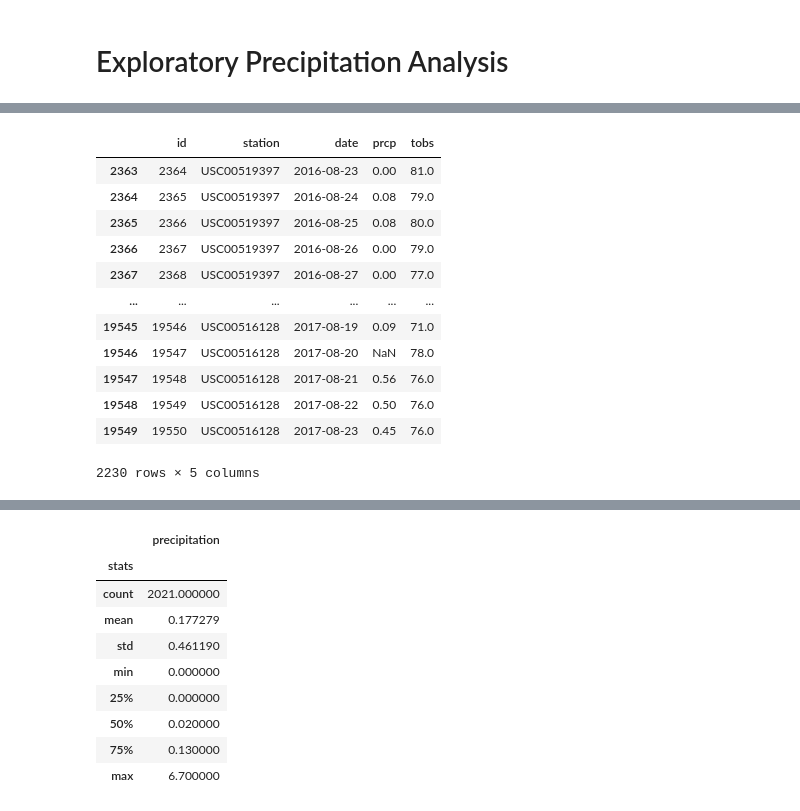
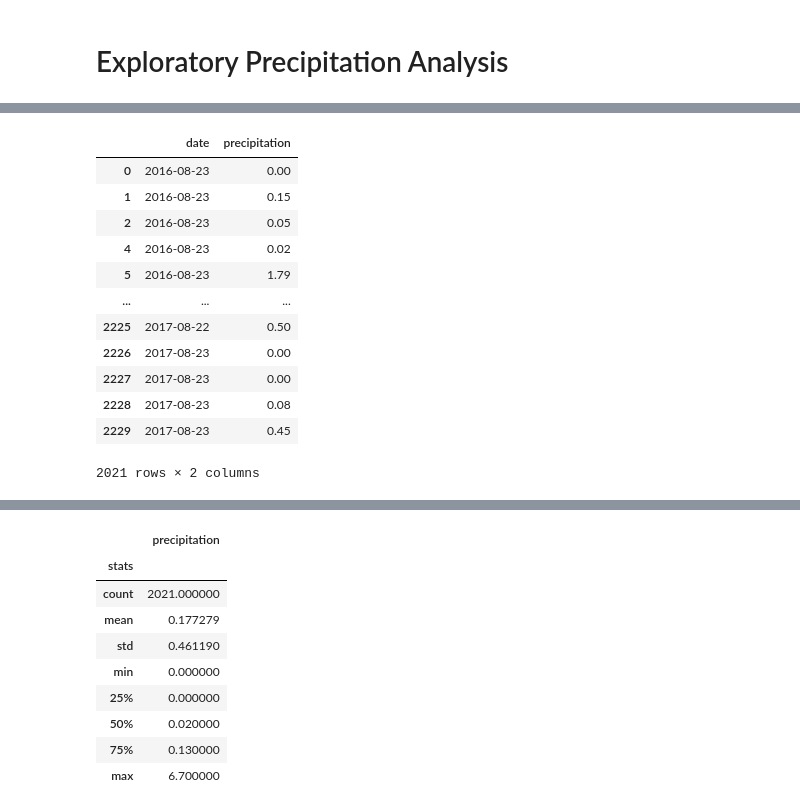
Before and after one commit to nazimben25/sqlalchemy-challenge, a Jupyter notebook: climate_mywork.ipynb, the cells around one changed output, grey strips where cells are left out. Saved outputs shown, nothing was run; the diff lists cells and outputs as text; code cells hidden in the pictures.

```diff
--- a/climate_mywork.ipynb
+++ b/climate_mywork.ipynb
@@ -65,0 +67,5 @@ first_station.__dict__
+# %%
+# Find the most recent date in the data set.
+
+date_most_recent = session.query(measurement.date).order_by(measurement.date.desc()).first()
+date_most_recent
@@ -122,22 +134,19 @@ most recent date is 2017-08-23 00:00:00
-# %%
-# Design a query to retrieve the last 12 months of precipitation data and plot the results.
-# Save the query results as a Pandas DataFrame. Explicitly set the column names
-
-data_1y = measurement_df['date']>=date_1Y
-data_1y = measurement_df[data_1y]
-
-data_1y
-# %% [output]
-|  | id | station | date | prcp | tobs |
-| 2363 | 2364 | USC00519397 | 2016-08-23 | 0.00 | 81.0 |
-| 2364 | 2365 | USC00519397 | 2016-08-24 | 0.08 | 79.0 |
-| 2365 | 2366 | USC00519397 | 2016-08-25 | 0.08 | 80.0 |
-| 2366 | 2367 | USC00519397 | 2016-08-26 | 0.00 | 79.0 |
-| 2367 | 2368 | USC00519397 | 2016-08-27 | 0.00 | 77.0 |
-| ... | ... | ... | ... | ... | ... |
-| 19545 | 19546 | USC00516128 | 2017-08-19 | 0.09 | 71.0 |
-| 19546 | 19547 | USC00516128 | 2017-08-20 | NaN | 78.0 |
-| 19547 | 19548 | USC00516128 | 2017-08-21 | 0.56 | 76.0 |
-| 19548 | 19549 | USC00516128 | 2017-08-22 | 0.50 | 76.0 |
-| 19549 | 19550 | USC00516128 | 2017-08-23 | 0.45 | 76.0 |
-2230 rows × 5 columns
+# %%
+precipitation_1y_df = pd.DataFrame(precipitation_1y)
+precipitation_1y_df = precipitation_1y_df.rename(columns={'prcp':'precipitation'})
+precipitation_1y_df = precipitation_1y_df.dropna(how='any')
+precipitation_1y_df
+# %% [output]
+|  | date | precipitation |
+| 0 | 2016-08-23 | 0.00 |
+| 1 | 2016-08-23 | 0.15 |
+| 2 | 2016-08-23 | 0.05 |
+| 4 | 2016-08-23 | 0.02 |
+| 5 | 2016-08-23 | 1.79 |
+| ... | ... | ... |
+| 2225 | 2017-08-22 | 0.50 |
+| 2226 | 2017-08-23 | 0.00 |
+| 2227 | 2017-08-23 | 0.00 |
+| 2228 | 2017-08-23 | 0.08 |
+| 2229 | 2017-08-23 | 0.45 |
+2021 rows × 2 columns
```
Also changed, not shown: parts of 23 cells of this notebook.
